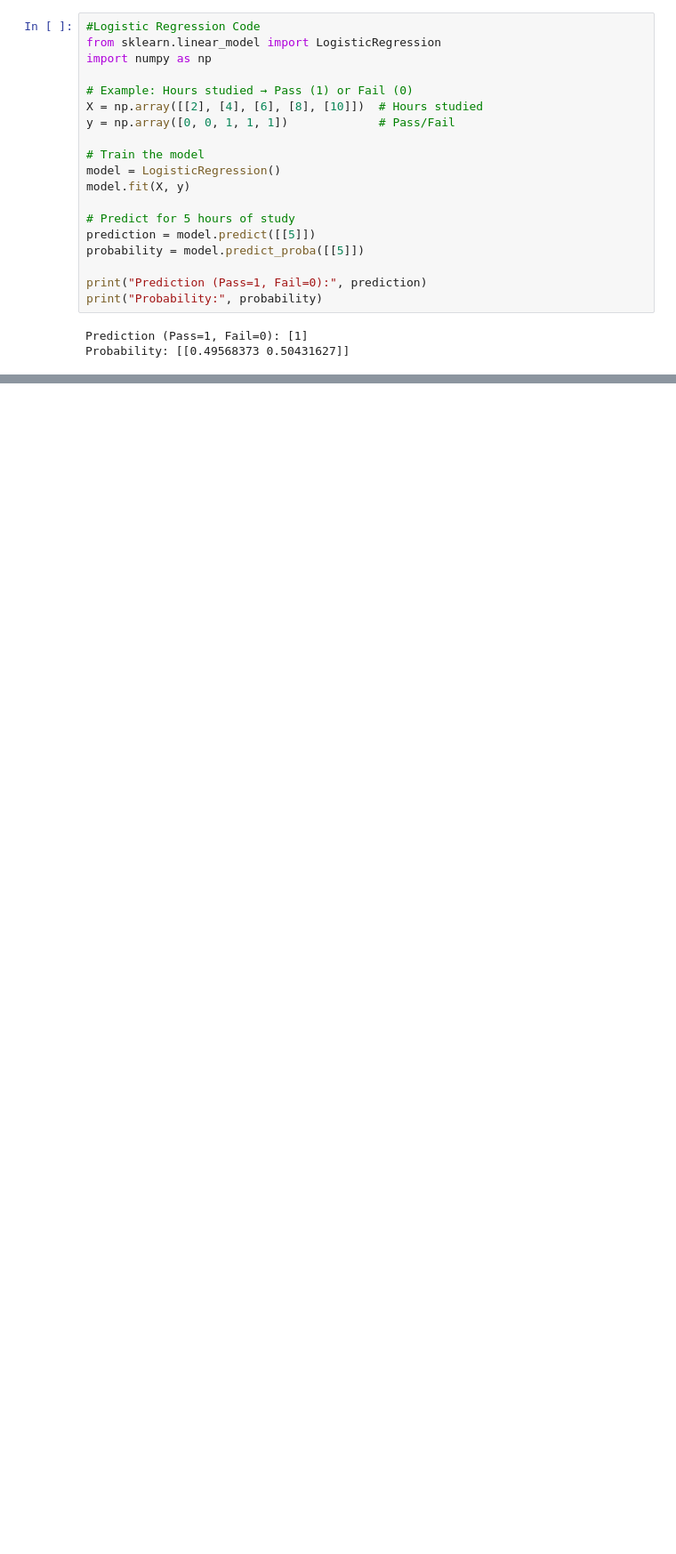
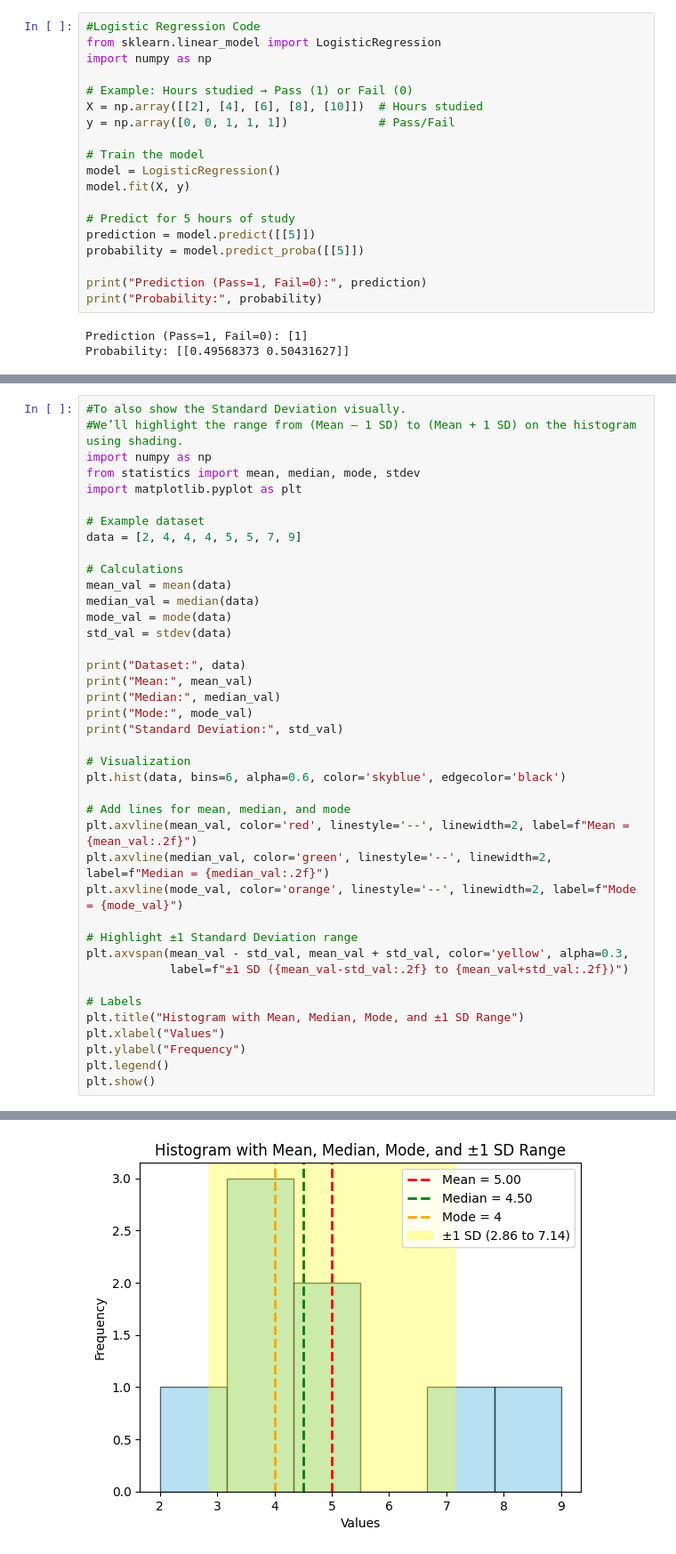
Before and after one commit to Gitstrong3333/MachineLearning_Projects, a Jupyter notebook: MachineLearning_Introduction.ipynb, the cells around one changed output, grey strips where cells are left out. Shown: that part at 89% size. Cells and saved outputs as stored; diff of their text form; blank space fills up the shorter version.

```diff
--- a/MachineLearning_Introduction.ipynb
+++ b/MachineLearning_Introduction.ipynb
@@ -392,0 +598,41 @@ Probability: [[0.49568373 0.50431627]]
+# %%
+#To also show the Standard Deviation visually.
+#We’ll highlight the range from (Mean – 1 SD) to (Mean + 1 SD) on the histogram using shading.
+import numpy as np
+from statistics import mean, median, mode, stdev
+import matplotlib.pyplot as plt
+
+# Example dataset
+data = [2, 4, 4, 4, 5, 5, 7, 9]
+
+# Calculations
+mean_val = mean(data)
+median_val = median(data)
+mode_val = mode(data)
+std_val = stdev(data)
+
+print("Dataset:", data)
+print("Mean:", mean_val)
+print("Median:", median_val)
+print("Mode:", mode_val)
+print("Standard Deviation:", std_val)
+
+# Visualization
+plt.hist(data, bins=6, alpha=0.6, color='skyblue', edgecolor='black')
+
+# Add lines for mean, median, and mode
+plt.axvline(mean_val, color='red', linestyle='--', linewidth=2, label=f"Mean = {mean_val:.2f}")
+plt.axvline(median_val, color='green', linestyle='--', linewidth=2, label=f"Median = {median_val:.2f}")
+plt.axvline(mode_val, color='orange', linestyle='--', linewidth=2, label=f"Mode = {mode_val}")
+
+# Highlight ±1 Standard Deviation range
+plt.axvspan(mean_val - std_val, mean_val + std_val, color='yellow', alpha=0.3,
+            label=f"±1 SD ({mean_val-std_val:.2f} to {mean_val+std_val:.2f})")
+
+# Labels
+plt.title("Histogram with Mean, Median, Mode, and ±1 SD Range")
+plt.xlabel("Values")
+plt.ylabel("Frequency")
+plt.legend()
+plt.show()
+# %% [output]
@@ -392,0 +644 @@ Probability: [[0.49568373 0.50431627]]
+[figure, added]
```
Also changed, not shown: parts of 7 cells of this notebook.
